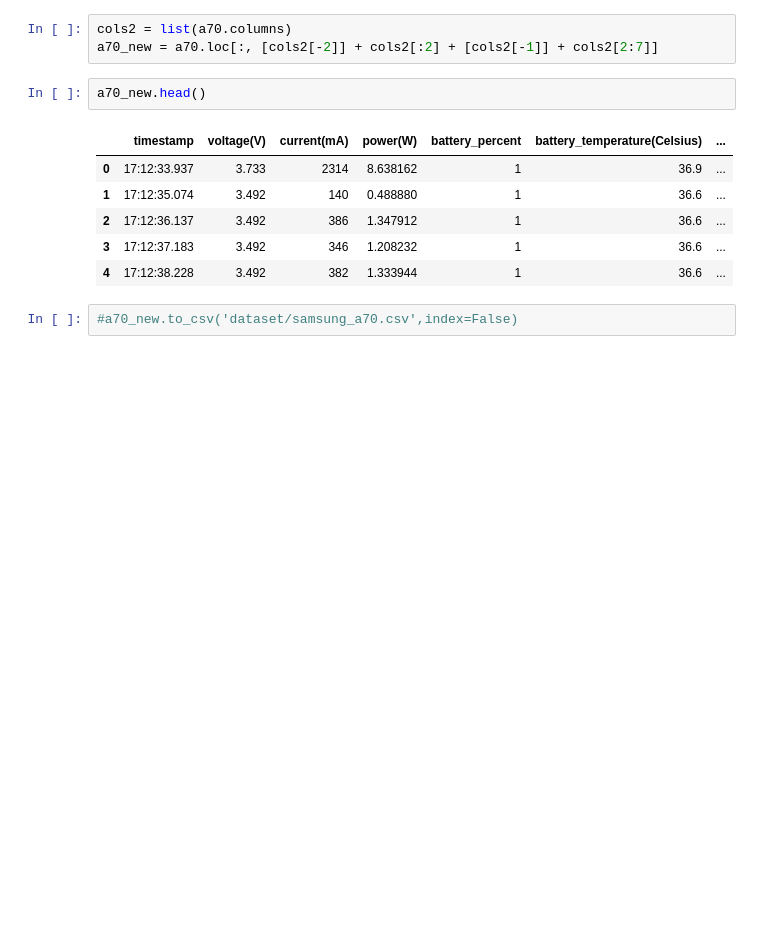
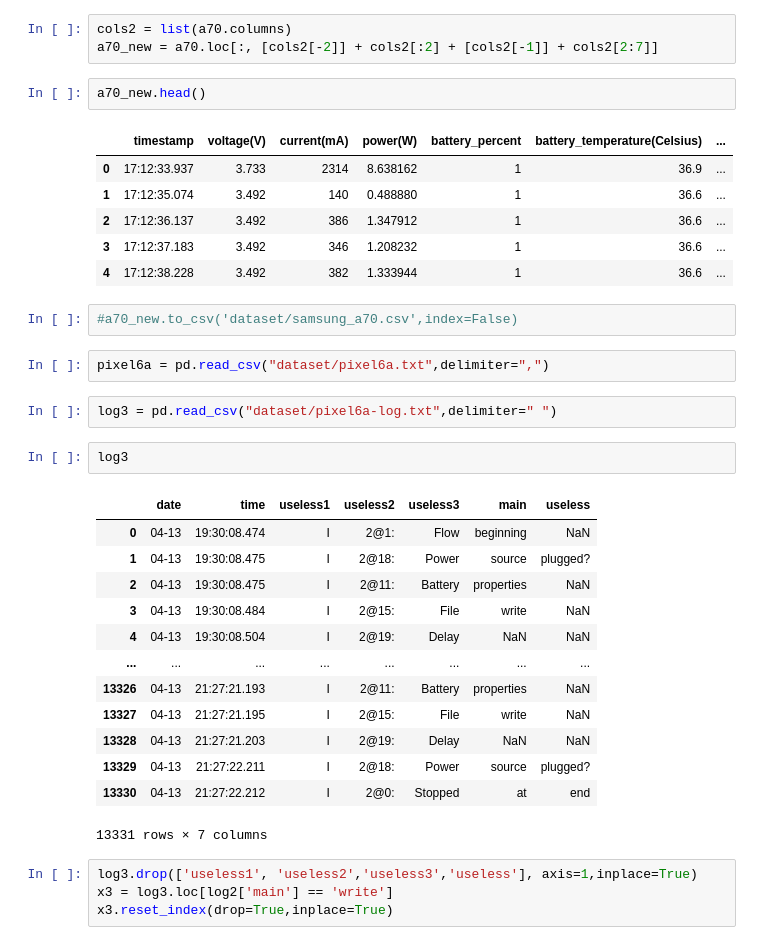
Before and after one commit to hrishi463/Phone-Battery, a Jupyter notebook: main.ipynb, the cells around one changed output. Saved outputs shown, nothing was run; the diff lists cells and outputs as text; blank space fills up the shorter version.

```diff
--- a/main.ipynb
+++ b/main.ipynb
@@ -611,3 +611,27 @@ a70_new.head()
 | 4 | 17:12:38.228 | 3.492 | 382 | 1.333944 | 1 | 36.6 | ... |
 # %%
 #a70_new.to_csv('dataset/samsung_a70.csv',index=False)
+# %%
+pixel6a = pd.read_csv("dataset/pixel6a.txt",delimiter=",")
+# %%
+log3 = pd.read_csv("dataset/pixel6a-log.txt",delimiter=" ")
+# %%
+log3
+# %% [output]
+|  | date | time | useless1 | useless2 | useless3 | main | useless |
+| 0 | 04-13 | 19:30:08.474 | I | 2@1: | Flow | beginning | NaN |
+| 1 | 04-13 | 19:30:08.475 | I | 2@18: | Power | source | plugged? |
+| 2 | 04-13 | 19:30:08.475 | I | 2@11: | Battery | properties | NaN |
+| 3 | 04-13 | 19:30:08.484 | I | 2@15: | File | write | NaN |
+| 4 | 04-13 | 19:30:08.504 | I | 2@19: | Delay | NaN | NaN |
+| ... | ... | ... | ... | ... | ... | ... | ... |
+| 13326 | 04-13 | 21:27:21.193 | I | 2@11: | Battery | properties | NaN |
+| 13327 | 04-13 | 21:27:21.195 | I | 2@15: | File | write | NaN |
+| 13328 | 04-13 | 21:27:21.203 | I | 2@19: | Delay | NaN | NaN |
+| 13329 | 04-13 | 21:27:22.211 | I | 2@18: | Power | source | plugged? |
+| 13330 | 04-13 | 21:27:22.212 | I | 2@0: | Stopped | at | end |
+13331 rows × 7 columns
+# %%
+log3.drop(['useless1', 'useless2','useless3','useless'], axis=1,inplace=True)
+x3 = log3.loc[log2['main'] == 'write']
+x3.reset_index(drop=True,inplace=True)
```
Also changed, not shown: parts of 13 cells of this notebook, 4 other files.
